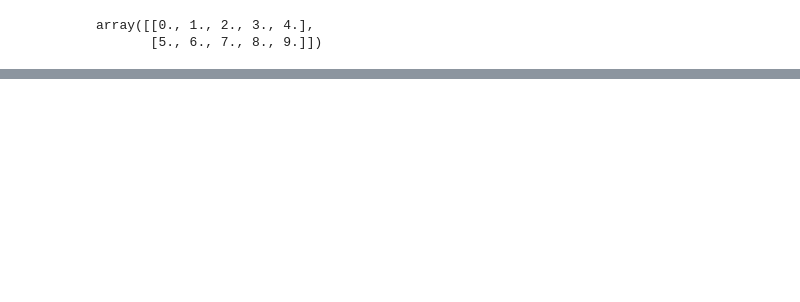
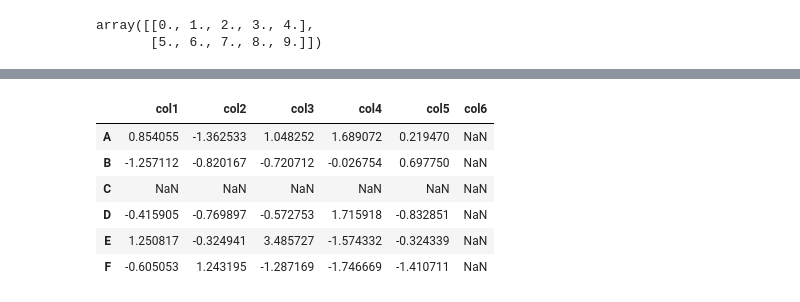
Before and after one commit to rohank2002/Data-Vizualization-using-Python, a Jupyter notebook: Python Vizualization course-checkpoint.ipynb, the cells around one changed output, grey strips where cells are left out. Saved outputs shown, nothing was run; the diff lists cells and outputs as text; code cells hidden in the pictures; blank space fills up the shorter version.

Commit message:
indexing added

```diff
--- a/Python Vizualization course-checkpoint.ipynb
+++ b/Python Vizualization course-checkpoint.ipynb
@@ -449,0 +546,2 @@ array([[0., 1., 2., 3., 4.],
+# %%
+dframe=DataFrame(randn(25).reshape((5,5)),index=["A","B","D","E","F"],columns=["col1","col2","col3","col4","col5"])
@@ -449,0 +557,2 @@ array([[0., 1., 2., 3., 4.],
+# %%
+dframe2=dframe.reindex(["A","B","C","D","E","F"])
@@ -449,0 +569,11 @@ array([[0., 1., 2., 3., 4.],
+# %%
+new_columns = ['col1','col2','col3','col4','col5','col6']
+dframe2.reindex(columns=new_columns)
+# %% [output]
+|  | col1 | col2 | col3 | col4 | col5 | col6 |
+| A | 0.854055 | -1.362533 | 1.048252 | 1.689072 | 0.219470 | NaN |
+| B | -1.257112 | -0.820167 | -0.720712 | -0.026754 | 0.697750 | NaN |
+| C | NaN | NaN | NaN | NaN | NaN | NaN |
+| D | -0.415905 | -0.769897 | -0.572753 | 1.715918 | -0.832851 | NaN |
+| E | 1.250817 | -0.324941 | 3.485727 | -1.574332 | -0.324339 | NaN |
+| F | -0.605053 | 1.243195 | -1.287169 | -1.746669 | -1.410711 | NaN |
```
Also changed, not shown: parts of 32 cells of this notebook, 1 other file.
